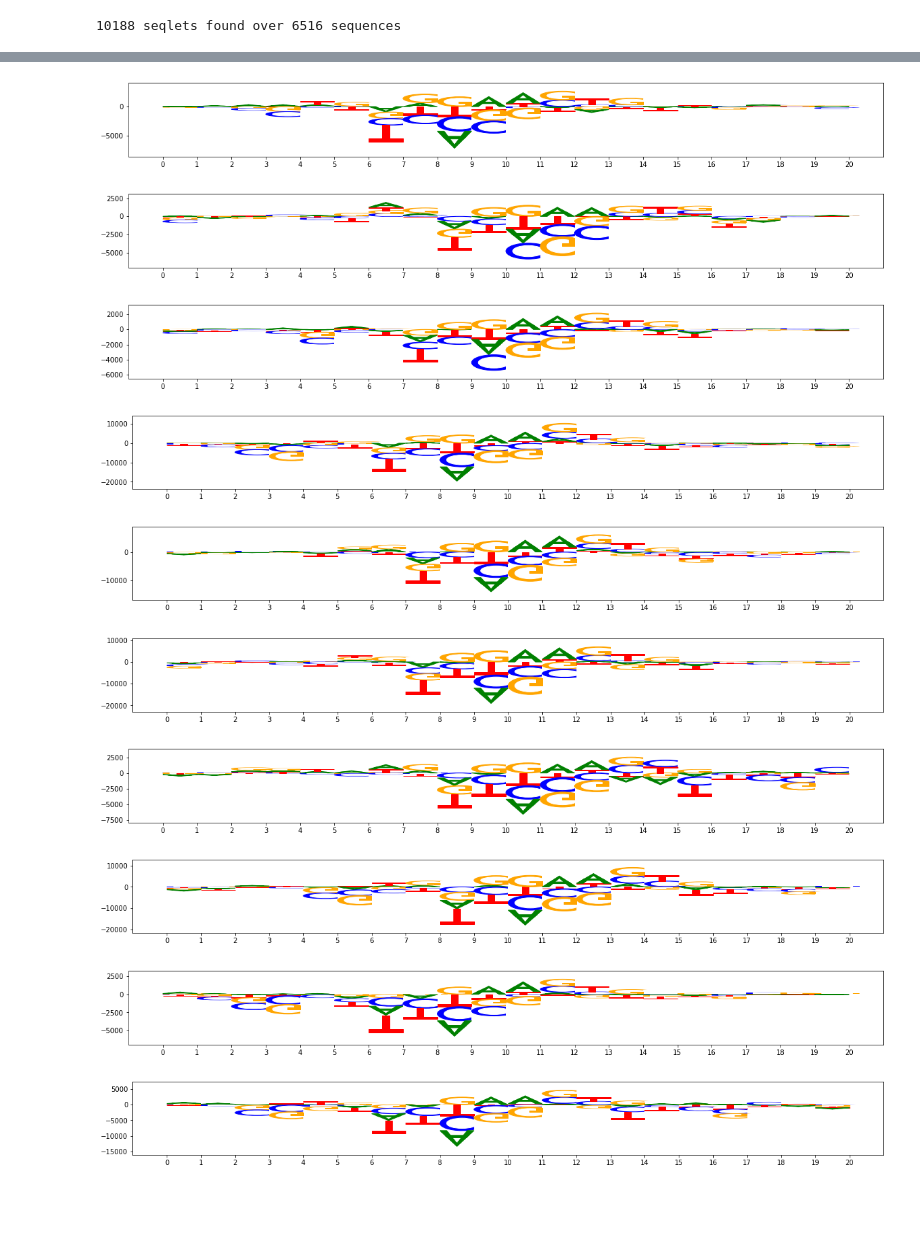
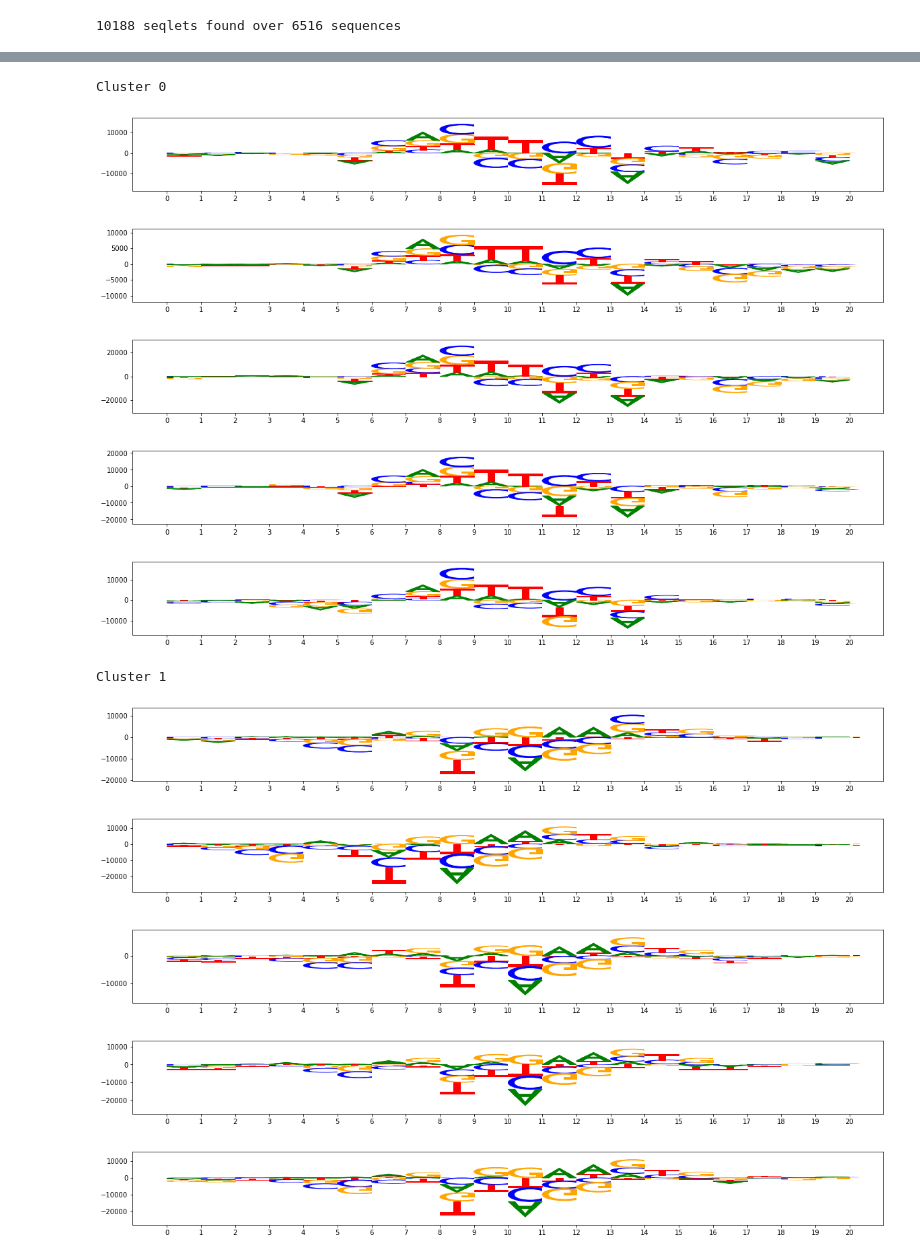
Before and after one commit to amtseng/fourier_attribution_priors, a Jupyter notebook: notebooks/input_gradient_similarity.ipynb, the cells around one changed output, grey strips where cells are left out. Drawn from its saved outputs; the diff is of its cells as text; code cells hidden in the pictures; blank space fills up the shorter version.

Commit message:
Quantify similarity between input gradients from a network

```diff
--- a/notebooks/input_gradient_similarity.ipynb
+++ b/notebooks/input_gradient_similarity.ipynb
@@ -154,9 +151,3 @@ findfont: Font family ['Laksaman', 'Verdana', 'Arial'] not found. Falling back t
 # %% [markdown]
 ### Assess similarity of input gradient explanations
 How similar are the input gradient "explanations" across different examples?
-# %%
-i = 2
-plt.figure(figsize=(20, 2))
-plt.plot(np.sum(input_grads[i] * input_seqs[i], axis=1))
-viz_sequence.plot_weights(input_grads[i][600:800], subticks_frequency=10)
-viz_sequence.plot_weights((input_grads[i] * input_seqs[i])[600:800], subticks_frequency=10)
@@ -242,7 +229,7 @@ print("%d seqlets found over %d sequences" % (num_seqlets, len(input_grads)))
 # %%
 # Plot a few seqlets
 num_to_plot = 5
-rand_inds = np.random.choice(len(hyp_seqlets), size=num_to_plot, replace=False)
+rand_inds = np.random.choice(num_seqlets, size=num_to_plot, replace=False)
 for i in rand_inds:
     print("Seqlet %d" % i)
     viz_sequence.plot_weights(hyp_seqlets[i])
@@ -263,13 +250,13 @@ Seqlet 157
 ... (3 outputs left out)
 # %%
 # Compute similarity matrix
-sample_size = 1000
-sample_inds = np.random.choice(len(hyp_seqlets), size=sample_size, replace=False)
+sample_size = 500
+sample_inds = np.random.choice(num_seqlets, size=sample_size, replace=False)
 sim_matrix = np.empty((sample_size, sample_size))
 np.fill_diagonal(sim_matrix, 0)
 for i in tqdm.notebook.trange(sample_size):
     for j in range(i, sample_size):
-        sim = max_seqlet_similarity(hyp_seqlets[sample_inds[i]], hyp_seqlets[sample_inds[j]], window_size=20)
+        sim = max_seqlet_similarity(hyp_seqlets[sample_inds[i]], hyp_seqlets[sample_inds[j]], window_size=16)
         sim_matrix[i, j] = sim[2]
         sim_matrix[j, i] = sim[2]
 
@@ -281,5 +268,8 @@ sim_matrix[sim_matrix < 0] = 0
 # Perform Louvain clustering to identify clusters
 louvain = skn.clustering.Louvain()
 cluster_labels = louvain.fit_transform(sim_matrix)
-np.unique(cluster_labels, return_counts=True)
+cluster_ids, cluster_counts = np.unique(cluster_labels, return_counts=True)
+print("Number of clusters: %d" % len(cluster_ids))
+print("Cluster sizes: %s" % " ".join([str(x) for x in cluster_counts]))
+print("Modularity: %f" % skn.clustering.modularity(sim_matrix, cluster_labels))
 # %% [output]
@@ -287,16 +279,22 @@ np.unique(cluster_labels, return_counts=True)
 # %%
-cluster = np.where(cluster_labels == 0)[0]
-inds = np.random.choice(len(cluster), size=10, replace=False)
-for i in inds:
-    viz_sequence.plot_weights(hyp_seqlets[sample_inds[cluster[i]]])
+# Show a few examples from each cluster
+num_to_show = 5
+for cluster_id in cluster_ids:
+    print("Cluster %d" % cluster_id)
+    cluster = np.where(cluster_labels == cluster_id)[0]
+    inds = np.random.choice(len(cluster), size=num_to_show, replace=False)
+    for i in inds:
+        viz_sequence.plot_weights(hyp_seqlets[sample_inds[cluster[i]]])
 # %% [output]
+Cluster 0
-[figure, old version]
+[figure, new version]
-[figure, old version]
+[figure, new version]
-[figure, old version]
+[figure, new version]
-[figure, old version]
+[figure, new version]
-[figure, old version]
+[figure, new version]
+Cluster 1
-[figure, old version]
+[figure, new version]
-[figure, old version]
+[figure, new version]
-[figure, old version]
+[figure, new version]
-[figure, old version]
+[figure, new version]
-[figure, old version]
+[figure, new version]
```
Also changed, not shown: parts of 11 cells of this notebook.
